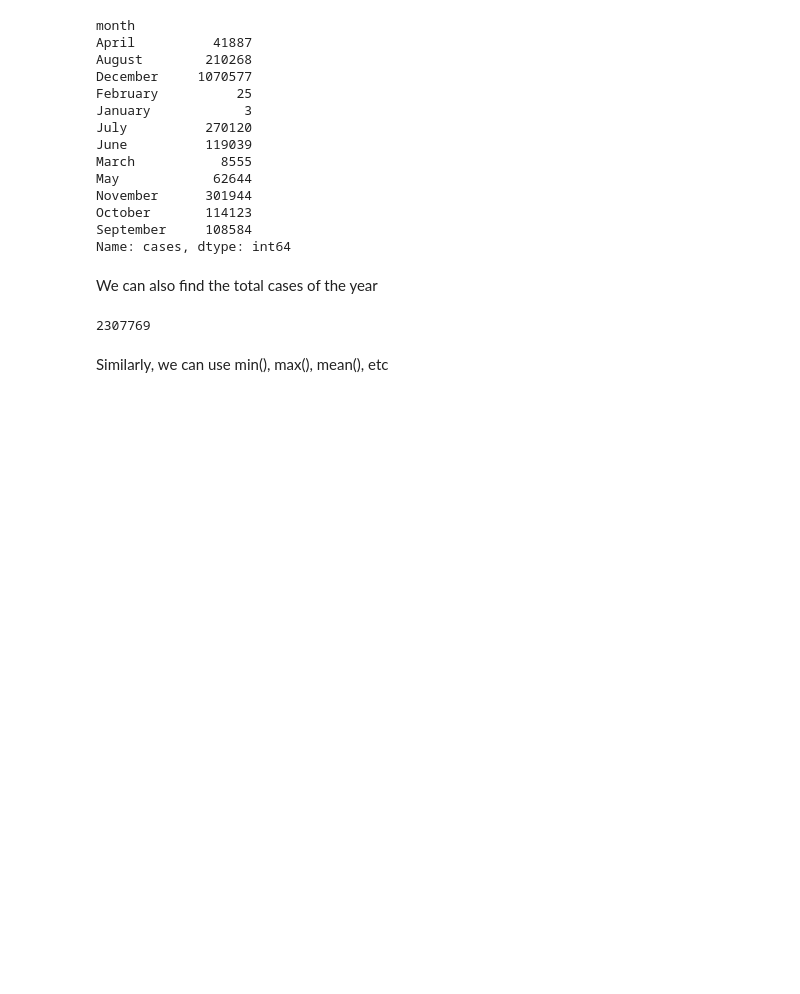
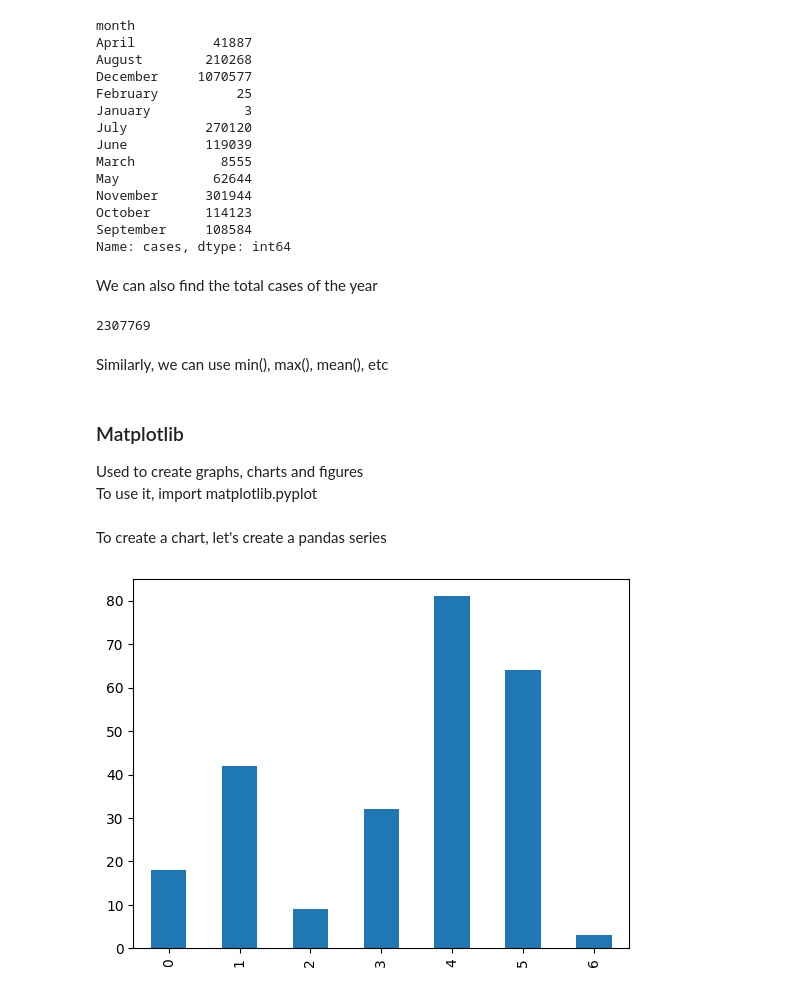
Before and after one commit to dilshvn/sololearn-py-for-data-science, a Jupyter notebook: notes/sololearn python for data science note.ipynb, the cells around one changed output. Drawn from its saved outputs; the diff is of its cells as text; code cells hidden in the pictures; blank space fills up the shorter version.

```diff
--- a/notes/sololearn python for data science note.ipynb
+++ b/notes/sololearn python for data science note.ipynb
@@ -573,3 +573,6 @@ print(df['cases'].sum())
 2307769
 # %% [markdown]
 Similarly, we can use min(), max(), mean(), etc
+# %% [markdown]
+### Matplotlib
+Used to create graphs, charts and figures<br>To use it, import matplotlib.pyplot
@@ -575,0 +581,11 @@ Similarly, we can use min(), max(), mean(), etc
+# %% [markdown]
+To create a chart, let's create a pandas series
+# %%
+import matplotlib.pyplot as plt
+import pandas as pd
+
+s = pd.Series([18, 42, 9, 32, 81, 64, 3])
+s.plot(kind='bar')
+plt.savefig('plot.png')
+# %% [output]
+[figure, added]
```
Also changed, not shown: parts of 33 cells of this notebook.
